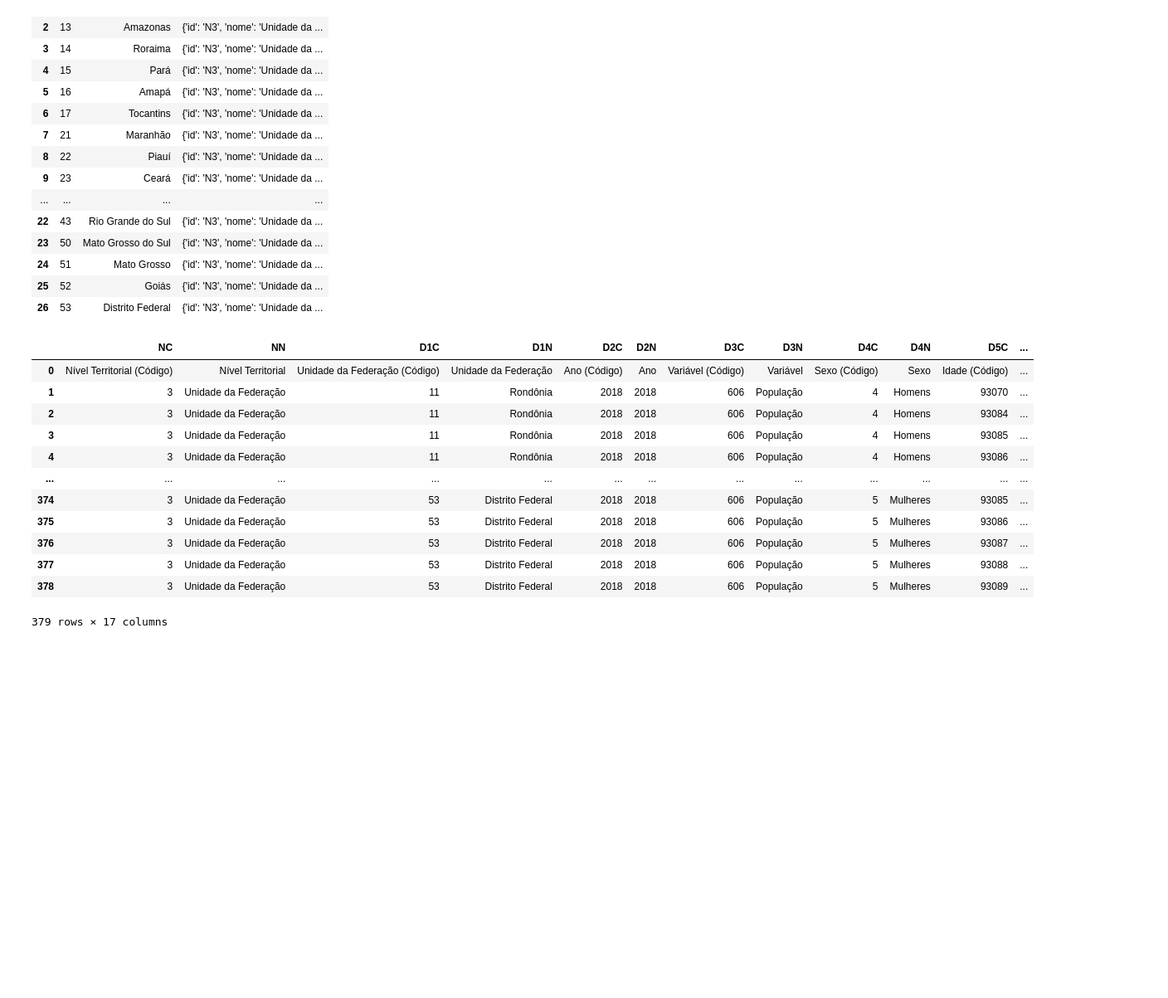
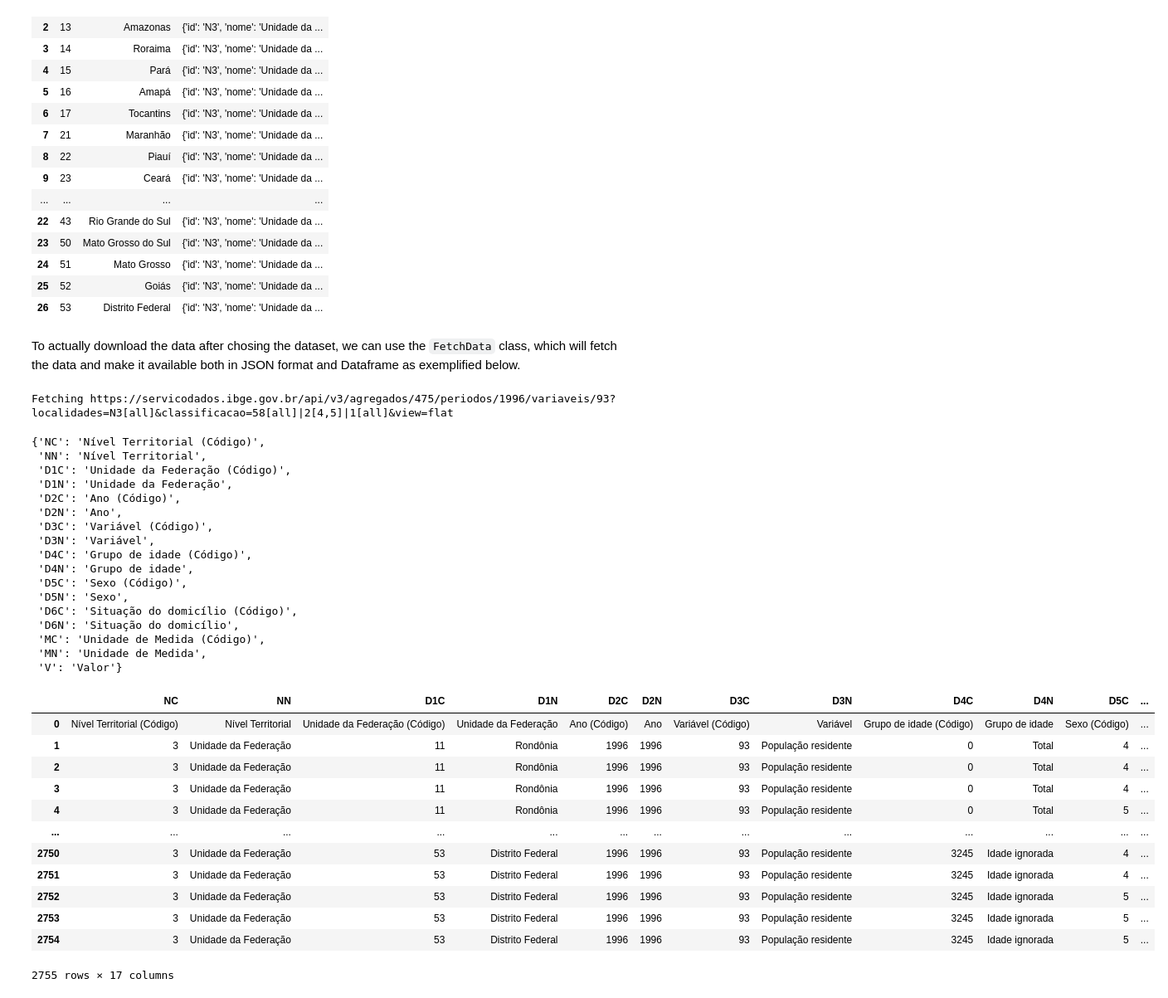
Before and after one commit to AlertaDengue/PySUS, a Jupyter notebook: docs/source/IBGE_data.ipynb, the cells around one changed output. Shown: that part at 83% size. Cells and saved outputs as stored; diff of their text form; code cells hidden in the pictures; blank space fills up the shorter version.

```diff
--- a/docs/source/IBGE_data.ipynb
+++ b/docs/source/IBGE_data.ipynb
@@ -103,21 +116,44 @@ stats.localidades_por_agregado(7358, nivel='N3')
 | 24 | 51 | Mato Grosso | {'id': 'N3', 'nome': 'Unidade da ... |
 | 25 | 52 | Goiás | {'id': 'N3', 'nome': 'Unidade da ... |
 | 26 | 53 | Distrito Federal | {'id': 'N3', 'nome': 'Unidade da ... |
+# %% [markdown]
+To actually download the data after chosing the dataset, we can use the `FetchData` class, which will fetch the data and make it available both in JSON format and Dataframe as exemplified below.
 # %%
-df = stats.variaveis_agregado(7358,periodos=2018,variavel=606,localidades='N3[all]',
-                              classificacao='2[4,5]|287[93070,93084,93085,93086,93087,93088,93089]', view='flat')
-df
+ds = stats.FetchData(475,periodos=1996,variavel=93,localidades='N3[all]',
+                              classificacao='58[all]|2[4,5]|1[all]',view='flat')
+ds.JSON[0]
 # %% [output]
-|  | NC | NN | D1C | D1N | D2C | D2N | D3C | D3N | D4C | D4N | D5C | ... |
-| 0 | Nível Territorial (Código) | Nível Territorial | Unidade da Federação (Código) | Unidade da Federação | Ano (Código) | Ano | Variável (Código) | Variável | Sexo (Código) | Sexo | Idade (Código) | ... |
-| 1 | 3 | Unidade da Federação | 11 | Rondônia | 2018 | 2018 | 606 | População | 4 | Homens | 93070 | ... |
-| 2 | 3 | Unidade da Federação | 11 | Rondônia | 2018 | 2018 | 606 | População | 4 | Homens | 93084 | ... |
-| 3 | 3 | Unidade da Federação | 11 | Rondônia | 2018 | 2018 | 606 | População | 4 | Homens | 93085 | ... |
-| 4 | 3 | Unidade da Federação | 11 | Rondônia | 2018 | 2018 | 606 | População | 4 | Homens | 93086 | ... |
-| ... | ... | ... | ... | ... | ... | ... | ... | ... | ... | ... | ... | ... |
-| 374 | 3 | Unidade da Federação | 53 | Distrito Federal | 2018 | 2018 | 606 | População | 5 | Mulheres | 93085 | ... |
-| 375 | 3 | Unidade da Federação | 53 | Distrito Federal | 2018 | 2018 | 606 | População | 5 | Mulheres | 93086 | ... |
-| 376 | 3 | Unidade da Federação | 53 | Distrito Federal | 2018 | 2018 | 606 | População | 5 | Mulheres | 93087 | ... |
-| 377 | 3 | Unidade da Federação | 53 | Distrito Federal | 2018 | 2018 | 606 | População | 5 | Mulheres | 93088 | ... |
-| 378 | 3 | Unidade da Federação | 53 | Distrito Federal | 2018 | 2018 | 606 | População | 5 | Mulheres | 93089 | ... |
-379 rows × 17 columns
+Fetching https://servicodados.ibge.gov.br/api/v3/agregados/475/periodos/1996/variaveis/93?localidades=N3[all]&classificacao=58[all]|2[4,5]|1[all]&view=flat
+{'NC': 'Nível Territorial (Código)',
+ 'NN': 'Nível Territorial',
+ 'D1C': 'Unidade da Federação (Código)',
+ 'D1N': 'Unidade da Federação',
+ 'D2C': 'Ano (Código)',
+ 'D2N': 'Ano',
+ 'D3C': 'Variável (Código)',
+ 'D3N': 'Variável',
+ 'D4C': 'Grupo de idade (Código)',
+ 'D4N': 'Grupo de idade',
+ 'D5C': 'Sexo (Código)',
+ 'D5N': 'Sexo',
+ 'D6C': 'Situação do domicílio (Código)',
+ 'D6N': 'Situação do domicílio',
+ 'MC': 'Unidade de Medida (Código)',
+ 'MN': 'Unidade de Medida',
+ 'V': 'Valor'}
+# %%
+ds.to_dataframe()
+# %% [output]
+|  | NC | NN | D1C | D1N | D2C | D2N | D3C | D3N | D4C | D4N | D5C | ... |
+| 0 | Nível Territorial (Código) | Nível Territorial | Unidade da Federação (Código) | Unidade da Federação | Ano (Código) | Ano | Variável (Código) | Variável | Grupo de idade (Código) | Grupo de idade | Sexo (Código) | ... |
+| 1 | 3 | Unidade da Federação | 11 | Rondônia | 1996 | 1996 | 93 | População residente | 0 | Total | 4 | ... |
+| 2 | 3 | Unidade da Federação | 11 | Rondônia | 1996 | 1996 | 93 | População residente | 0 | Total | 4 | ... |
+| 3 | 3 | Unidade da Federação | 11 | Rondônia | 1996 | 1996 | 93 | População residente | 0 | Total | 4 | ... |
+| 4 | 3 | Unidade da Federação | 11 | Rondônia | 1996 | 1996 | 93 | População residente | 0 | Total | 5 | ... |
+| ... | ... | ... | ... | ... | ... | ... | ... | ... | ... | ... | ... | ... |
+| 2750 | 3 | Unidade da Federação | 53 | Distrito Federal | 1996 | 1996 | 93 | População residente | 3245 | Idade ignorada | 4 | ... |
+| 2751 | 3 | Unidade da Federação | 53 | Distrito Federal | 1996 | 1996 | 93 | População residente | 3245 | Idade ignorada | 4 | ... |
+| 2752 | 3 | Unidade da Federação | 53 | Distrito Federal | 1996 | 1996 | 93 | População residente | 3245 | Idade ignorada | 5 | ... |
+| 2753 | 3 | Unidade da Federação | 53 | Distrito Federal | 1996 | 1996 | 93 | População residente | 3245 | Idade ignorada | 5 | ... |
+| 2754 | 3 | Unidade da Federação | 53 | Distrito Federal | 1996 | 1996 | 93 | População residente | 3245 | Idade ignorada | 5 | ... |
+2755 rows × 17 columns
```
Also changed, not shown: parts of 6 cells of this notebook, 2 other files.
